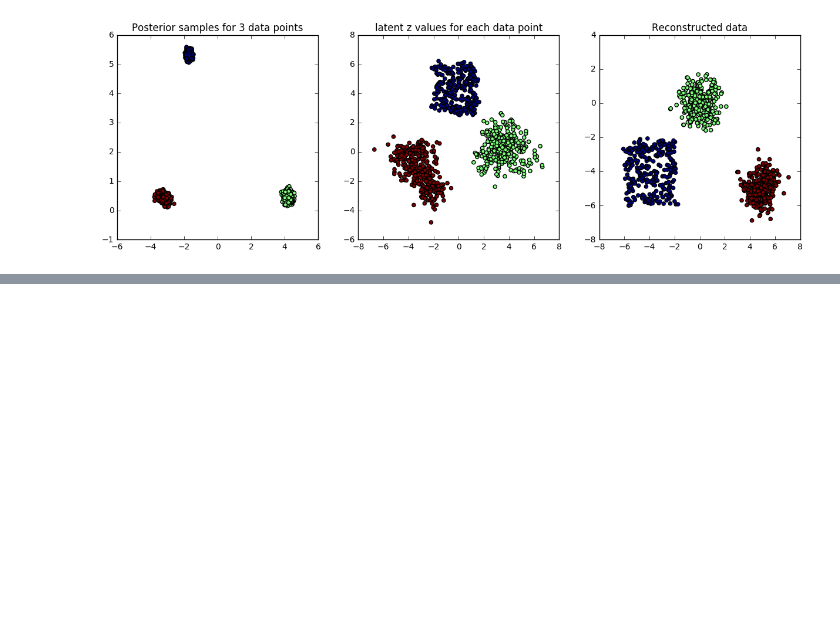
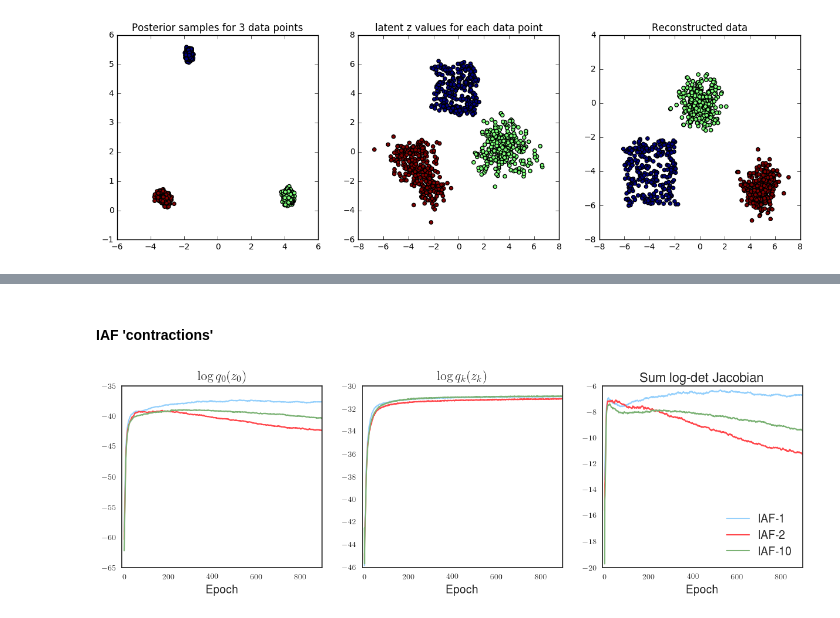
Before and after one commit to wellecks/vaes, a Jupyter notebook: visualizations.ipynb, the cells around one changed output, grey strips where cells are left out. Saved outputs shown, nothing was run; the diff lists cells and outputs as text; code cells hidden in the pictures; blank space fills up the shorter version.

```diff
--- a/visualizations.ipynb
+++ b/visualizations.ipynb
@@ -218,0 +372,45 @@ plot_results(ops, xs, ys)
+# %% [markdown]
+#### IAF 'contractions'
+# %%
+ms = ['IAF-1', 'IAF-2', 'IAF-10']
+
+colors = ['light blue', 'light red', 'faded green']
+
+cs = sns.xkcd_palette(colors)
+k = 900
+
+
+fig, axs = plt.subplots(1, 3, figsize=(15, 4))
+
+data_type = 'log_q0_z0_train'
+d = data[data_type]
+for i, m in enumerate(ms):
+    axs[0].plot(np.arange(len(d[m]))[:k], d[m][:k], linewidth='1.5', c=cs[i])
+
+data_type = 'log_qk_zk_train'
+d = data[data_type]
+for i, m in enumerate(ms):
+    axs[1].plot(np.arange(len(d[m]))[:k], d[m][:k], linewidth='1.5', c=cs[i])
+
+data_type = 'sum_log_detj_train'
+d = data[data_type]
+for i, m in enumerate(ms):
+    axs[2].plot(np.arange(len(d[m]))[:k], d[m][:k], linewidth='1.5', c=cs[i])
+
+axs[0].set_title('$\log q_0(z_0)$', fontsize=16)
+axs[1].set_title('$\log q_k(z_k)$', fontsize=16)
+axs[2].set_title('Sum log-det Jacobian', fontsize=16)
+
+for i in range(3):
+    axs[i].set_xlim([-10, k])
+    axs[i].set_xlabel('Epoch', fontsize=14)
+
+# plt.title('$D_{KL}[q(\mathbf{z}|\mathbf{x}) ||  p(\mathbf{z})]$ for Residual Flow methods')
+# plt.ylim([10, 40])
+# plt.xlabel('epoch')
+# plt.ylabel('$D_{KL}$')
+plt.legend(ms, loc='lower right', fontsize=14)
+plt.savefig('contractions.eps', format='eps', dpi=1000)
+# plt.show()
+# %% [output]
+[figure, added]
```
Also changed, not shown: parts of 12 cells of this notebook.
